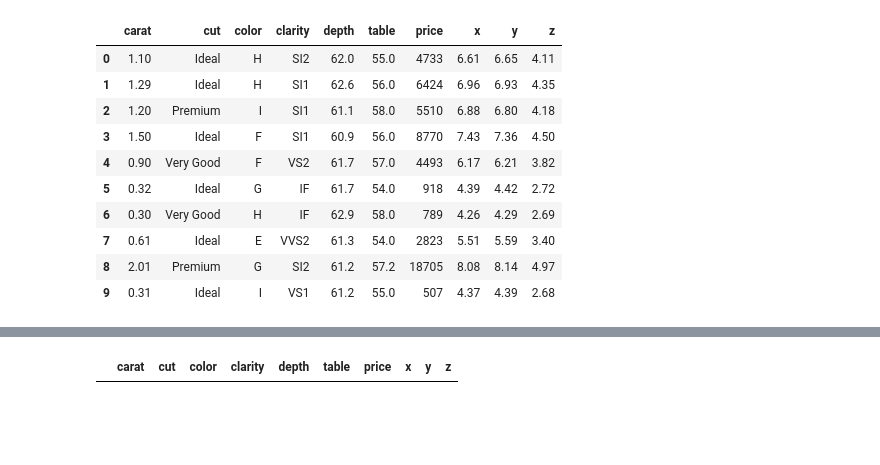
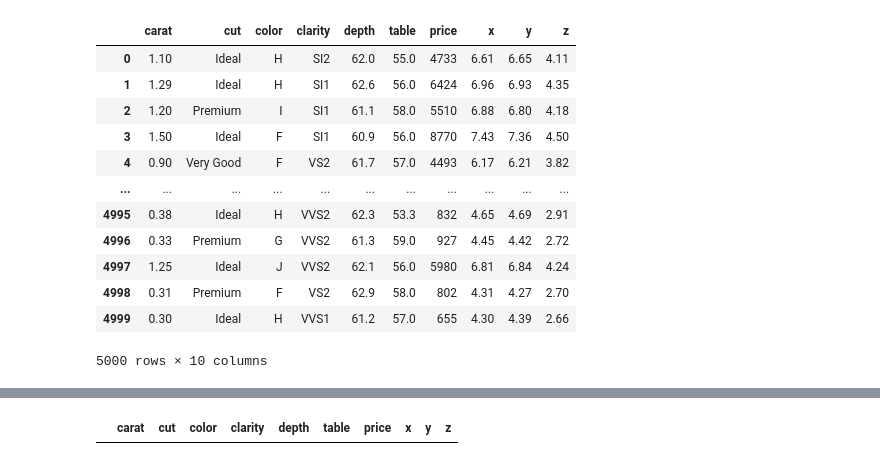
Before and after one commit to andrea-gasparini/xtream-ai-assignment-engineer, a Jupyter notebook: notebooks/data_exploration.ipynb, the cells around one changed output, grey strips where cells are left out. Drawn from its saved outputs; the diff is of its cells as text; code cells hidden in the pictures; blank space fills up the shorter version.

```diff
--- a/notebooks/data_exploration.ipynb
+++ b/notebooks/data_exploration.ipynb
@@ -1,17 +1,20 @@
 # %%
+import matplotlib.pyplot as plt
 import pandas as pd
 
 df = pd.read_csv("../datasets/diamonds/diamonds.csv")
-df.head(10)
+df
 # %% [output]
 |  | carat | cut | color | clarity | depth | table | price | x | y | z |
 | 0 | 1.10 | Ideal | H | SI2 | 62.0 | 55.0 | 4733 | 6.61 | 6.65 | 4.11 |
 | 1 | 1.29 | Ideal | H | SI1 | 62.6 | 56.0 | 6424 | 6.96 | 6.93 | 4.35 |
 | 2 | 1.20 | Premium | I | SI1 | 61.1 | 58.0 | 5510 | 6.88 | 6.80 | 4.18 |
 | 3 | 1.50 | Ideal | F | SI1 | 60.9 | 56.0 | 8770 | 7.43 | 7.36 | 4.50 |
 | 4 | 0.90 | Very Good | F | VS2 | 61.7 | 57.0 | 4493 | 6.17 | 6.21 | 3.82 |
-| 5 | 0.32 | Ideal | G | IF | 61.7 | 54.0 | 918 | 4.39 | 4.42 | 2.72 |
-| 6 | 0.30 | Very Good | H | IF | 62.9 | 58.0 | 789 | 4.26 | 4.29 | 2.69 |
-| 7 | 0.61 | Ideal | E | VVS2 | 61.3 | 54.0 | 2823 | 5.51 | 5.59 | 3.40 |
-| 8 | 2.01 | Premium | G | SI2 | 61.2 | 57.2 | 18705 | 8.08 | 8.14 | 4.97 |
-| 9 | 0.31 | Ideal | I | VS1 | 61.2 | 55.0 | 507 | 4.37 | 4.39 | 2.68 |
+| ... | ... | ... | ... | ... | ... | ... | ... | ... | ... | ... |
+| 4995 | 0.38 | Ideal | H | VVS2 | 62.3 | 53.3 | 832 | 4.65 | 4.69 | 2.91 |
+| 4996 | 0.33 | Premium | G | VVS2 | 61.3 | 59.0 | 927 | 4.45 | 4.42 | 2.72 |
+| 4997 | 1.25 | Ideal | J | VVS2 | 62.1 | 56.0 | 5980 | 6.81 | 6.84 | 4.24 |
+| 4998 | 0.31 | Premium | F | VS2 | 62.9 | 58.0 | 802 | 4.31 | 4.27 | 2.70 |
+| 4999 | 0.30 | Ideal | H | VVS1 | 61.2 | 57.0 | 655 | 4.30 | 4.39 | 2.66 |
+5000 rows × 10 columns
```
Also changed, not shown: parts of 35 cells of this notebook, 1 other file.
